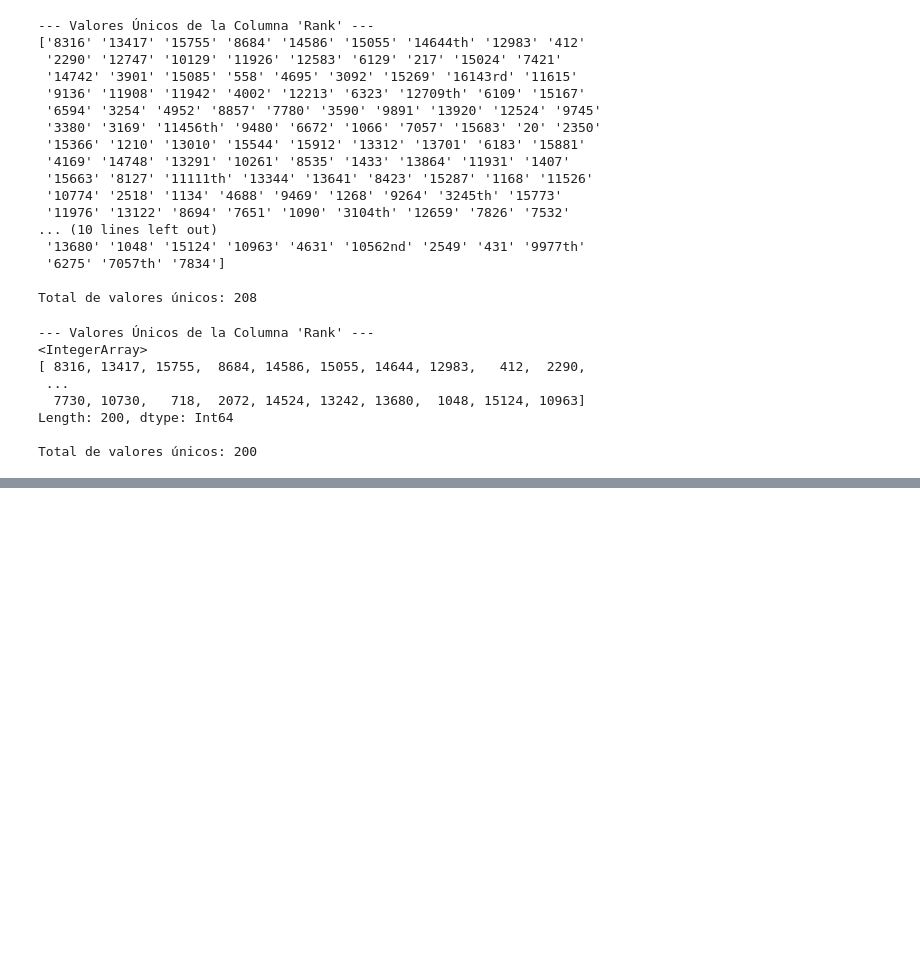
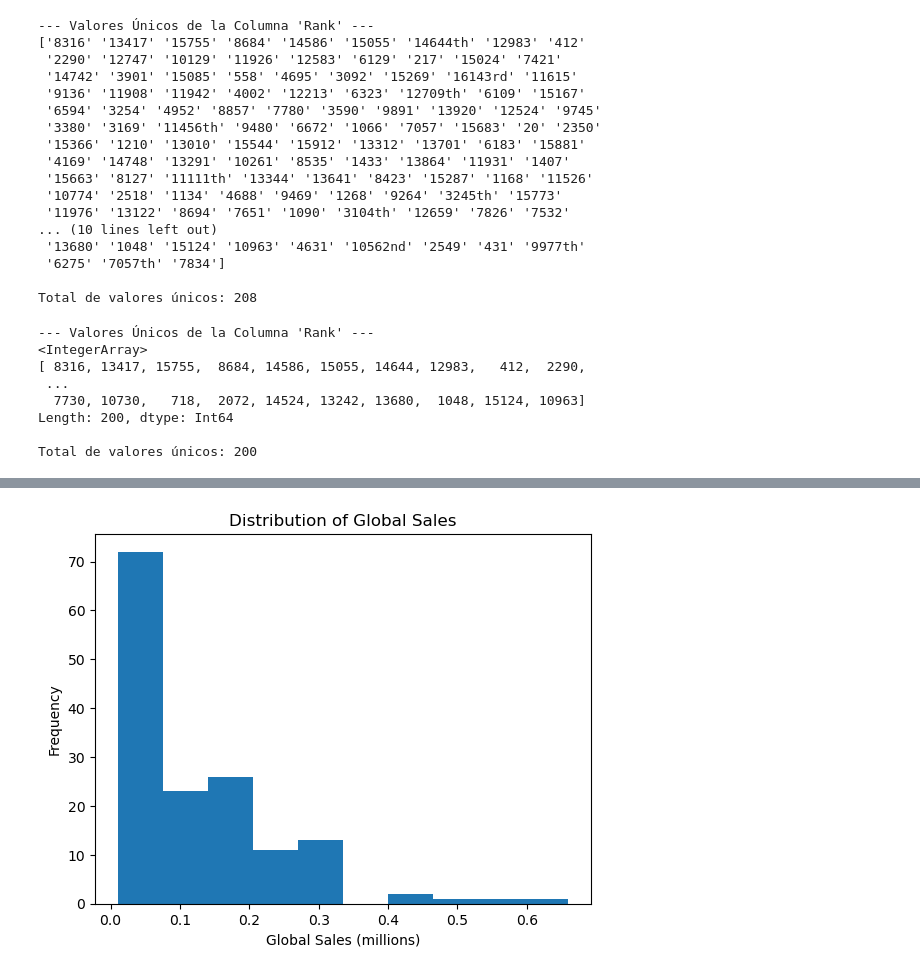
Before and after one commit to GabriTenreiro/Task_1.4_Data_Wrangling_Challenge_-DirtyData-_Exercise, a Jupyter notebook: datacleaner/cleaner.ipynb, the cells around one changed output, grey strips where cells are left out. Cells and saved outputs as stored; diff of their text form; code cells hidden in the pictures; blank space fills up the shorter version.

```diff
--- a/datacleaner/cleaner.ipynb
+++ b/datacleaner/cleaner.ipynb
@@ -282,0 +311,21 @@ Total de valores únicos: 200
+# %%
+sales_cols = [
+    'Global_Sales',
+    'NA_Sales',
+    'EU_Sales',
+    'Other_Sales'
+]
+
+for col in sales_cols:
+    Q1 = df_clean[col].quantile(0.25)
+    Q3 = df_clean[col].quantile(0.75)
+    IQR = Q3 - Q1
+
+    lower = Q1 - 1.5 * IQR
+    upper = Q3 + 1.5 * IQR
+
+    df_clean = df_clean[
+        (df_clean[col] >= lower) &
+        (df_clean[col] <= upper)
+    ]
+df_clean[sales_cols].describe()
@@ -282,0 +342,12 @@ Total de valores únicos: 200
+# %%
+import unicodedata
+#Correcion caracteres
+def remove_accents(text):
+    if pd.isna(text):
+        return text
+    text = str(text)
+    text = unicodedata.normalize('NFKD', text)
+    text = ''.join(c for c in text if not unicodedata.combining(c))
+    return text
+df_clean['Name'] = df_clean['Name'].apply(remove_accents)
+df_clean.head(30)
@@ -282,0 +461,10 @@ Total de valores únicos: 200
+# %%
+import matplotlib.pyplot as plt
+
+plt.hist(df_clean['Global_Sales'], bins=10)
+plt.title('Distribution of Global Sales')
+plt.xlabel('Global Sales (millions)')
+plt.ylabel('Frequency')
+plt.show()
+# %% [output]
+[figure, added]
```
Also changed, not shown: parts of 19 cells of this notebook.
